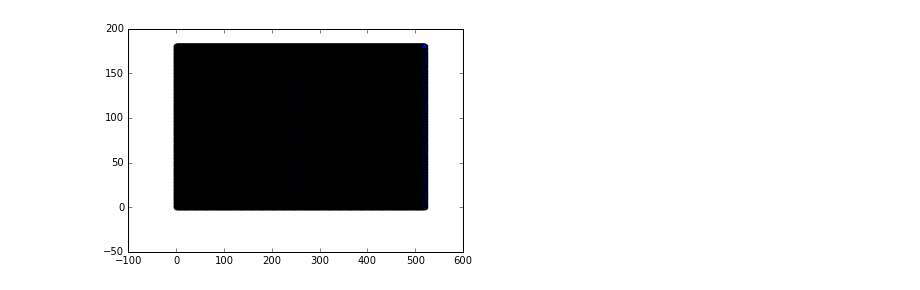
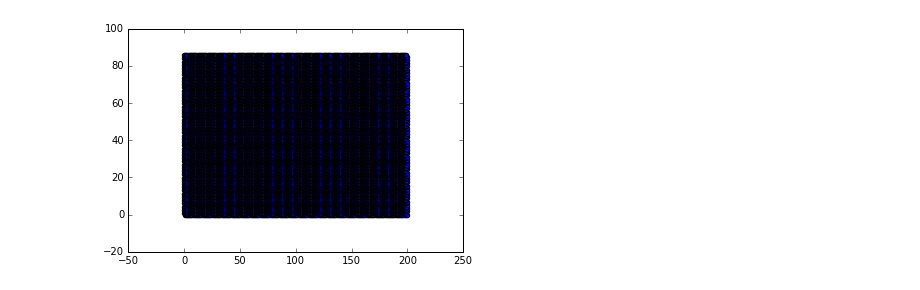
Before and after one commit to szwetsloot/comp-phys-lb, a Jupyter notebook: LBJesseInletOutletBC.ipynb, the cells around one changed output. Drawn from its saved outputs; the diff is of its cells as text; code cells hidden in the pictures.

```diff
--- a/LBJesseInletOutletBC.ipynb
+++ b/LBJesseInletOutletBC.ipynb
@@ -48,7 +44,10 @@ right_dirs = np.array([1,2,6], dtype=np.int)
 # %%
 # generate grid (in this case triangular grid on rectangular domain)
-L_x = 520
-L_y = 181
+N_x = 200
+N_y = 100
+
+L_x = N_x * delta_r
+L_y = N_y * 1/2*np.sqrt(3)*delta_r
 
 template_x = np.arange(0, L_x, delta_r)
 template_y = np.arange(0, L_y, 1/2*np.sqrt(3)*delta_r)
@@ -63,62 +62,58 @@ template_yi = np.arange(y_points, dtype=np.int)
 [grid_x, grid_y] = np.meshgrid(template_x, template_y, indexing='ij')
 [grid_xi, grid_yi] = np.meshgrid(template_xi, template_yi, indexing='ij')
 grid_x[:,::2] += (1/2)*delta_r
 
+neighbours_even_row = np.array([
+        [0, 0],   # stationary direction
+        [1, 0],   # +x direction
+        [1, 1],   # up-right direction
+        [0, 1],   # up-left direction
+        [-1, 0],  # -x direction
+        [0, -1],  # down-left direction
+        [1, -1]   # down-right direction
+    ])
+
+neighbours_odd_row = np.array([
+        [0, 0],   # stationary direction
+        [1, 0],   # +x direction
+        [0, 1],   # up-right direction
+        [-1, 1],  # up-left direction
+        [-1, 0],  # -x direction
+        [-1, -1], # down-left direction
+        [0, -1]   # down-right direction
+    ])
+
+
+
 link_matrix = np.ones((x_points, y_points, 7, 2), dtype=np.int) * -1
 
 # construct the link matrix by finding neighbours (invalid ones are removed later)
-# stationary velocity
-link_matrix[:,:,0,0] = (grid_xi)
-link_matrix[:,:,0,1] = (grid_yi)
+link_matrix[:,::2,:,0] = grid_xi[:,::2, np.newaxis] + neighbours_even_row[:,0]
+link_matrix[:,1::2,:,0] = grid_xi[:,1::2, np.newaxis] + neighbours_odd_row[:,0]
 
-# +x direction
-link_matrix[:,:,1,0] = (grid_xi[:,:]+1)
-link_matrix[:,:,1,1] = (grid_yi[:,:])
-
-# up-right direction
-link_matrix[:,::2,2,0] = (grid_xi[:,::2]+1)
-link_matrix[:,1::2,2,0] = (grid_xi[:,1::2])
-link_matrix[:,:,2,1] = (grid_yi[:,:]+1)
-
-# up-left direction
-link_matrix[:,::2,3,0] = (grid_xi[:,::2])
-link_matrix[:,1::2,3,0] = (grid_xi[:,1::2]-1)
-link_matrix[:,:,3,1] = (grid_yi[:,:]+1)
-
-# -x direction
-link_matrix[:,:,4,0] = (grid_xi[:,:]-1)
-link_matrix[:,:,4,1] = (grid_yi[:,:])
-
-# down-left direction
-link_matrix[:,::2,5,0] = (grid_xi[:,::2])
-link_matrix[:,1::2,5,0] = (grid_xi[:,1::2]-1)
-link_matrix[:,:,5,1] = (grid_yi[:,:]-1)
-
-# down-right direction
-link_matrix[:,::2,6,0] = (grid_xi[:,::2]+1)
-link_matrix[:,1::2,6,0] = (grid_xi[:,1::2])
-link_matrix[:,:,6,1] = (grid_yi[:,:]-1)
+link_matrix[:,::2,:,1] = grid_yi[:,::2, np.newaxis] + neighbours_even_row[:,1]
+link_matrix[:,1::2,:,1] = grid_yi[:,1::2, np.newaxis] + neighbours_odd_row[:,1]
 
 # reshape lattice into a list
 lattice = np.zeros((n_points,2))
 
 lattice[:,0] = grid_x.reshape(n_points)
 lattice[:,1] = grid_y.reshape(n_points)
 
 # clean up invalid links
 link_matrix_inv_x = (link_matrix[:,:,:,0] >= x_points) | (link_matrix[:,:,:,0] < 0)
 link_matrix_inv_y = (link_matrix[:,:,:,1] >= y_points) | (link_matrix[:,:,:,1] < 0)
 
 link_matrix_inv = link_matrix_inv_x | link_matrix_inv_y
 
-
 link_matrix[link_matrix_inv,:] = -1
 
 # transform link matrix into a flat list that corresponds to the lattice list
 link_list = (link_matrix[:,:,:,0] * y_points + link_matrix[:,:,:,1]).reshape((n_points), 7)
 link_list[link_list < 0] = -1
 
+# plot grid
 plt.scatter(lattice[:,0], lattice[:,1])
 plt.show()
 # %% [output]
-[figure, old version]
+[figure, new version]
```
Also changed, not shown: parts of 17 cells of this notebook, 6 other files.
